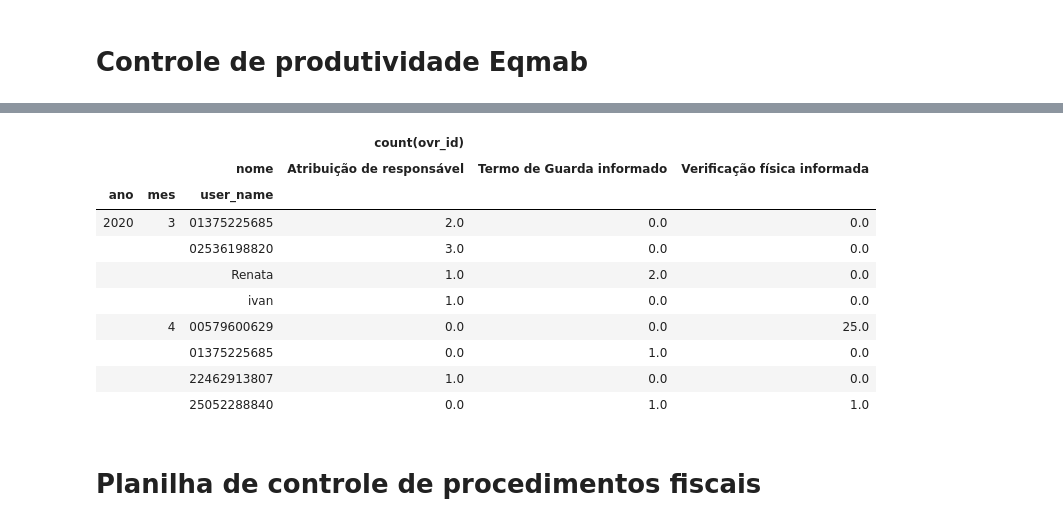
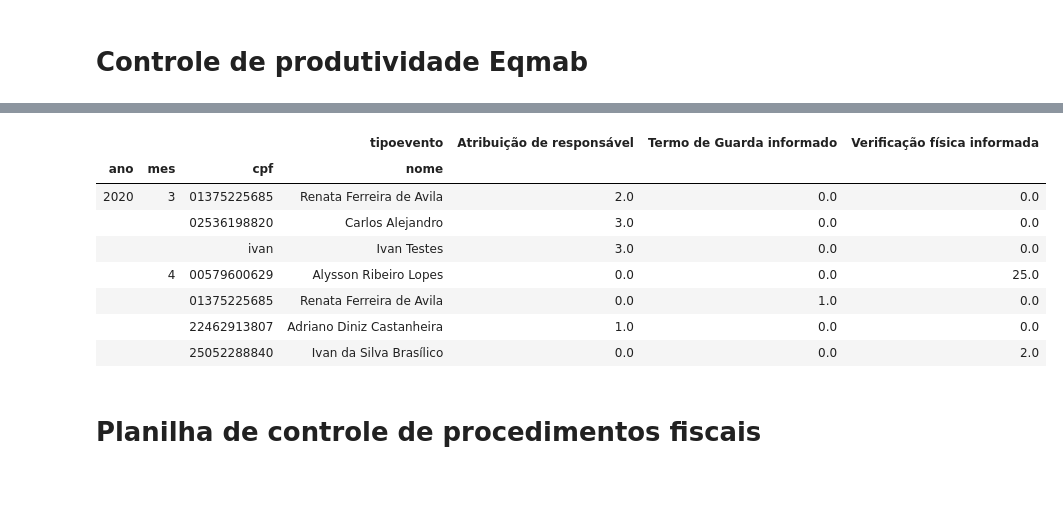
Before and after one commit to IvanBrasilico/bhadrasana2, a Jupyter notebook: notebooks/Explora Dados - relatorios gerenciais.ipynb, the cells around one changed output, grey strips where cells are left out. Cells and saved outputs as stored; diff of their text form; code cells hidden in the pictures; blank space fills up the shorter version.

Commit message:
Atribuição de responsável - mudança de novo responsável para user_name

```diff
--- a/notebooks/Explora Dados - relatorios gerenciais.ipynb
+++ b/notebooks/Explora Dados - relatorios gerenciais.ipynb
@@ -43,18 +47,16 @@ df_eventos_especiais.head()
 # %%
-df_eventos_especiais.pivot_table(index=['ano', 'mes', 'user_name'],
-                                 columns='nome', values=['count(ovr_id)']).fillna(0)
+df_eventos_especiais.pivot_table(index=['ano', 'mes', 'cpf', 'nome'],
+                                 columns='tipoevento', values='qtde').fillna(0)
 # %% [output]
-|  |  |  | count(ovr_id) |  |  |
-|  |  | nome | Atribuição de responsável | Termo de Guarda informado | Verificação física informada |
-| ano | mes | user_name |  |  |  |
-| 2020 | 3 | 01375225685 | 2.0 | 0.0 | 0.0 |
-|  |  | 02536198820 | 3.0 | 0.0 | 0.0 |
-|  |  | Renata | 1.0 | 2.0 | 0.0 |
-|  |  | ivan | 1.0 | 0.0 | 0.0 |
-|  | 4 | 00579600629 | 0.0 | 0.0 | 25.0 |
-|  |  | 01375225685 | 0.0 | 1.0 | 0.0 |
-|  |  | 22462913807 | 1.0 | 0.0 | 0.0 |
-|  |  | 25052288840 | 0.0 | 1.0 | 1.0 |
+|  |  |  | tipoevento | Atribuição de responsável | Termo de Guarda informado | Verificação física informada |
+| ano | mes | cpf | nome |  |  |  |
+| 2020 | 3 | 01375225685 | Renata Ferreira de Avila | 2.0 | 0.0 | 0.0 |
+|  |  | 02536198820 | Carlos Alejandro | 3.0 | 0.0 | 0.0 |
+|  |  | ivan | Ivan Testes | 3.0 | 0.0 | 0.0 |
+|  | 4 | 00579600629 | Alysson Ribeiro Lopes | 0.0 | 0.0 | 25.0 |
+|  |  | 01375225685 | Renata Ferreira de Avila | 0.0 | 1.0 | 0.0 |
+|  |  | 22462913807 | Adriano Diniz Castanheira | 1.0 | 0.0 | 0.0 |
+|  |  | 25052288840 | Ivan da Silva Brasílico | 0.0 | 0.0 | 2.0 |
 # %% [markdown]
 # Planilha de controle de procedimentos fiscais
 # %%
```
Also changed, not shown: parts of 3 cells of this notebook, 1 other file.
